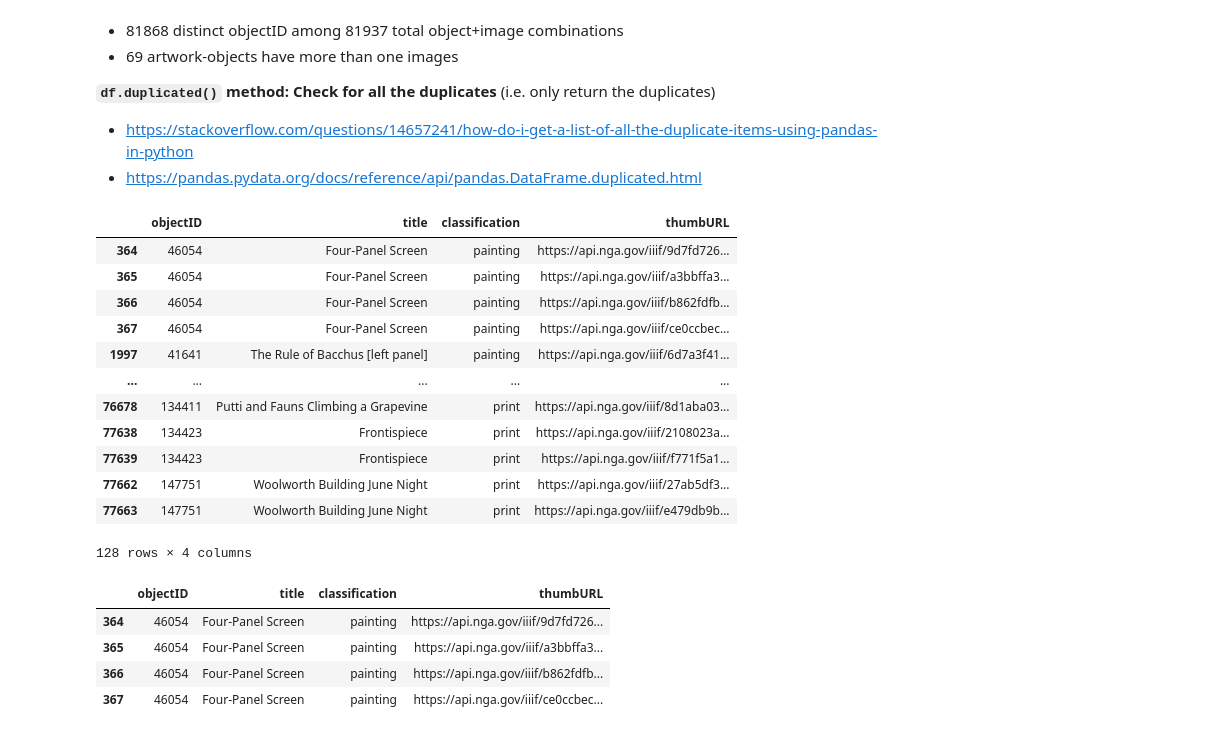
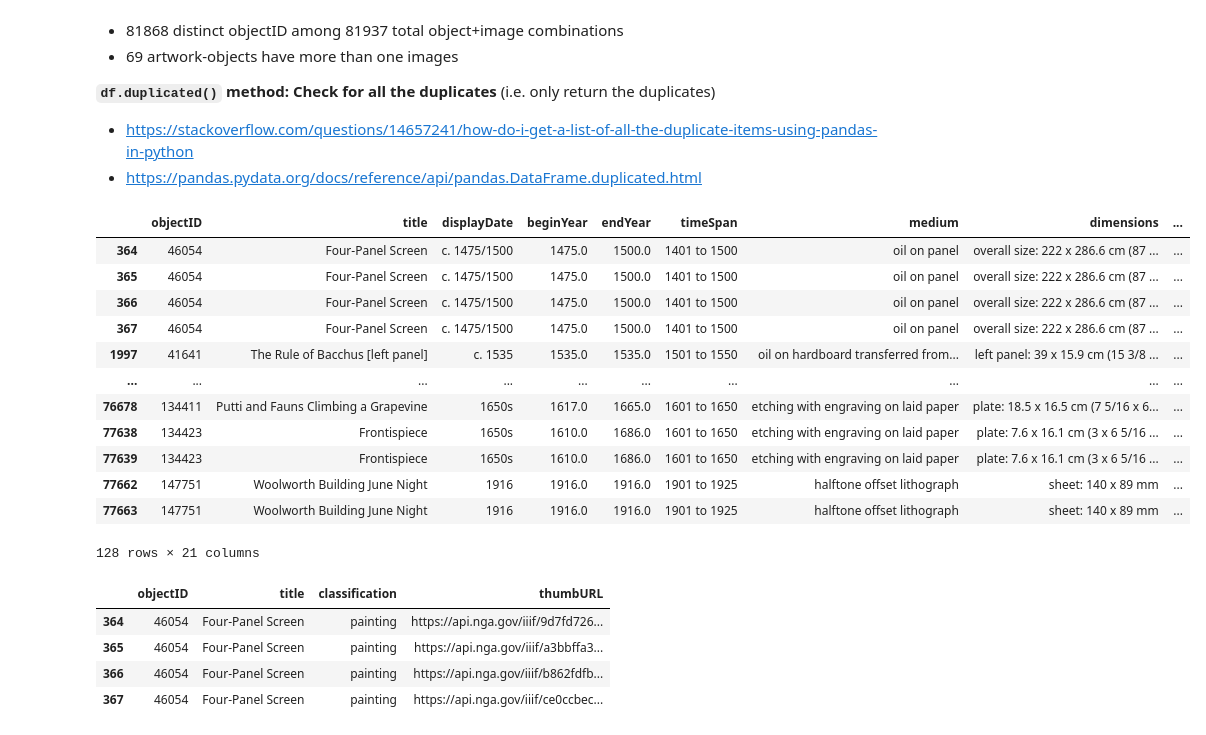
Before and after one commit to yinjiez/A-Virtual-Gallery, a Jupyter notebook: DataCleaning/Data_NGA_Cleaning/NGA-Data Cleaning-S1.ipynb, the cells around one changed output. Cells and saved outputs as stored; diff of their text form; code cells hidden in the pictures.

```diff
--- a/DataCleaning/Data_NGA_Cleaning/NGA-Data Cleaning-S1.ipynb
+++ b/DataCleaning/Data_NGA_Cleaning/NGA-Data Cleaning-S1.ipynb
@@ -81,5 +73,7 @@ https://pandas.pydata.org/pandas-docs/version/0.20/merging.html#concatenating-us
 # %%
 df_object_2D = df1[painting].append([df1[drawing], df1[prints]])
-df_object_2D.shape
-df_object_2D #109773 distinct objectIDs
+df_object_2D.columns
+df_object_2D = df_object_2D[['objectID', 'title', 'displayDate', 'beginYear', 'endYear', 'timeSpan', 'medium', 'dimensions', 'attributionInverted', 'attribution', 'classification', 'parentID','portfolio', 'series', 'volume']]
+df_object_2D.shape # (109773 x 15)
+#df_object_2D #109773 distinct objectIDs
 # %% [output]
@@ -204,23 +190,24 @@ df_2D_7["objectID"].nunique()
 # %%
 KeyAttrs = ["objectID","title","classification","thumbURL"] # only pulling out these columns to check for digital image validity for each artwork-object
 
 df_dup = df_2D_7[df_2D_7["objectID"].duplicated(keep = False)]
 df_dup[KeyAttrs]
+df_dup
 # df_dup["objectID"].nunique() # 59 distinct objectIDs (out of 81868 objects) have more than one images)
 # %% [output]
-|  | objectID | title | classification | thumbURL |
-| 364 | 46054 | Four-Panel Screen | painting | https://api.nga.gov/iiif/9d7fd726... |
-| 365 | 46054 | Four-Panel Screen | painting | https://api.nga.gov/iiif/a3bbffa3... |
-| 366 | 46054 | Four-Panel Screen | painting | https://api.nga.gov/iiif/b862fdfb... |
-| 367 | 46054 | Four-Panel Screen | painting | https://api.nga.gov/iiif/ce0ccbec... |
-| 1997 | 41641 | The Rule of Bacchus [left panel] | painting | https://api.nga.gov/iiif/6d7a3f41... |
-| ... | ... | ... | ... | ... |
-| 76678 | 134411 | Putti and Fauns Climbing a Grapevine | print | https://api.nga.gov/iiif/8d1aba03... |
-| 77638 | 134423 | Frontispiece | print | https://api.nga.gov/iiif/2108023a... |
-| 77639 | 134423 | Frontispiece | print | https://api.nga.gov/iiif/f771f5a1... |
-| 77662 | 147751 | Woolworth Building June Night | print | https://api.nga.gov/iiif/27ab5df3... |
-| 77663 | 147751 | Woolworth Building June Night | print | https://api.nga.gov/iiif/e479db9b... |
+|  | objectID | title | displayDate | beginYear | endYear | timeSpan | medium | dimensions | ... |
+| 364 | 46054 | Four-Panel Screen | c. 1475/1500 | 1475.0 | 1500.0 | 1401 to 1500 | oil on panel | overall size: 222 x 286.6 cm (87 ... | ... |
+| 365 | 46054 | Four-Panel Screen | c. 1475/1500 | 1475.0 | 1500.0 | 1401 to 1500 | oil on panel | overall size: 222 x 286.6 cm (87 ... | ... |
+| 366 | 46054 | Four-Panel Screen | c. 1475/1500 | 1475.0 | 1500.0 | 1401 to 1500 | oil on panel | overall size: 222 x 286.6 cm (87 ... | ... |
+| 367 | 46054 | Four-Panel Screen | c. 1475/1500 | 1475.0 | 1500.0 | 1401 to 1500 | oil on panel | overall size: 222 x 286.6 cm (87 ... | ... |
+| 1997 | 41641 | The Rule of Bacchus [left panel] | c. 1535 | 1535.0 | 1535.0 | 1501 to 1550 | oil on hardboard transferred from... | left panel: 39 x 15.9 cm (15 3/8 ... | ... |
+| ... | ... | ... | ... | ... | ... | ... | ... | ... | ... |
+| 76678 | 134411 | Putti and Fauns Climbing a Grapevine | 1650s | 1617.0 | 1665.0 | 1601 to 1650 | etching with engraving on laid paper | plate: 18.5 x 16.5 cm (7 5/16 x 6... | ... |
+| 77638 | 134423 | Frontispiece | 1650s | 1610.0 | 1686.0 | 1601 to 1650 | etching with engraving on laid paper | plate: 7.6 x 16.1 cm (3 x 6 5/16 ... | ... |
+| 77639 | 134423 | Frontispiece | 1650s | 1610.0 | 1686.0 | 1601 to 1650 | etching with engraving on laid paper | plate: 7.6 x 16.1 cm (3 x 6 5/16 ... | ... |
+| 77662 | 147751 | Woolworth Building June Night | 1916 | 1916.0 | 1916.0 | 1901 to 1925 | halftone offset lithograph | sheet: 140 x 89 mm | ... |
+| 77663 | 147751 | Woolworth Building June Night | 1916 | 1916.0 | 1916.0 | 1901 to 1925 | halftone offset lithograph | sheet: 140 x 89 mm | ... |
-128 rows × 4 columns
+128 rows × 21 columns
 # %%
 df_dup[KeyAttrs][0:4]
 # %% [output]
```
Also changed, not shown: parts of 18 cells of this notebook, 24 other files.
